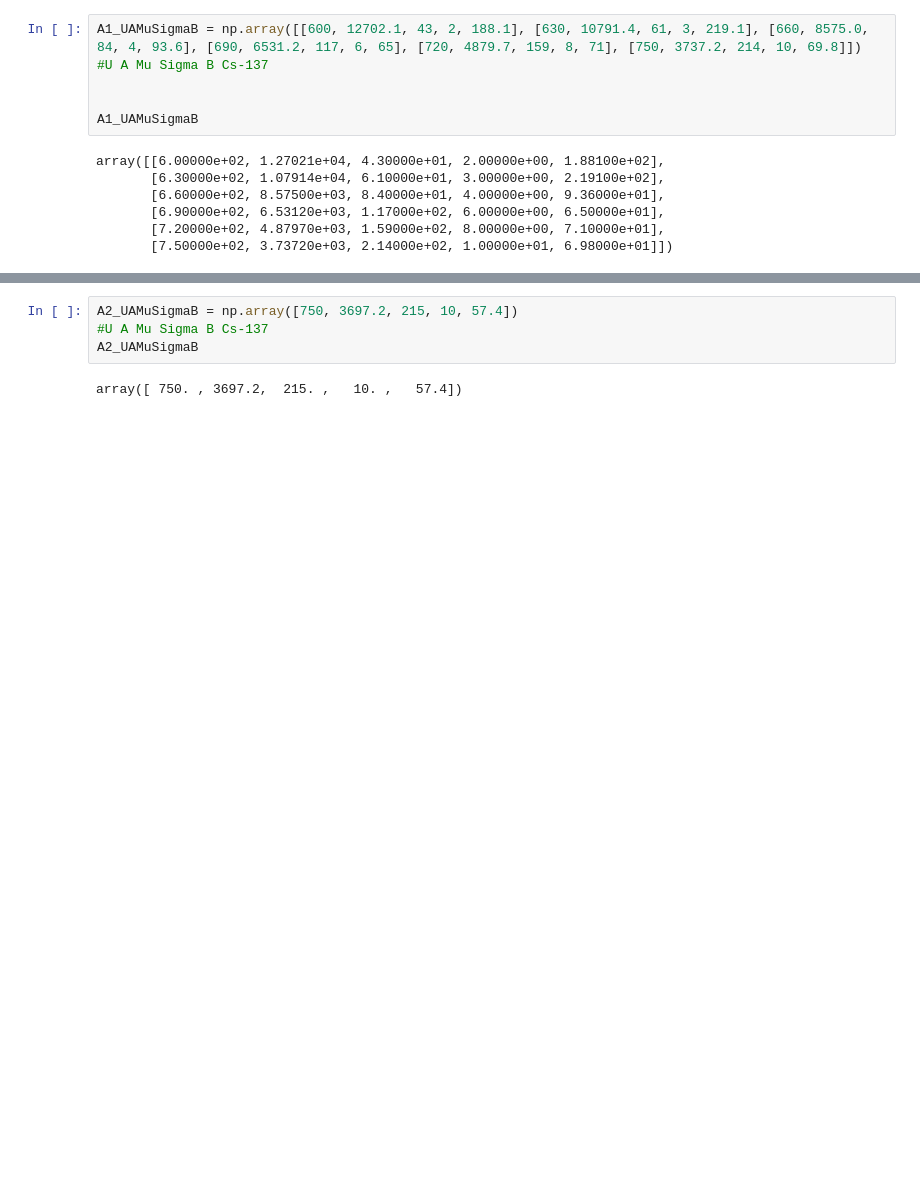
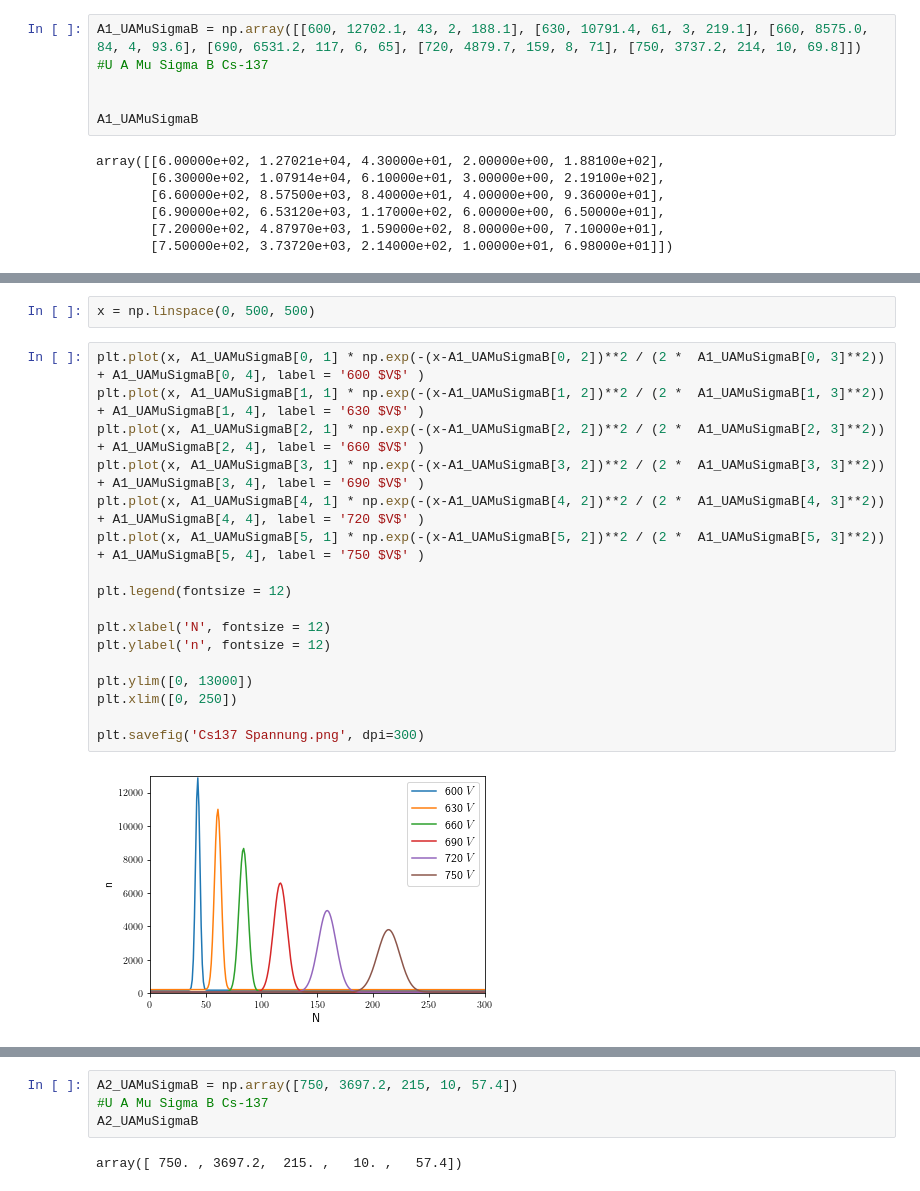
Before and after one commit to lxcrxm/Praktikum_V3, a Jupyter notebook: V3.ipynb, the cells around one changed output, grey strips where cells are left out. Saved outputs shown, nothing was run; the diff lists cells and outputs as text; blank space fills up the shorter version.

```diff
--- a/V3.ipynb
+++ b/V3.ipynb
@@ -35,0 +55,21 @@ array([[6.00000e+02, 1.27021e+04, 4.30000e+01, 2.00000e+00, 1.88100e+02],
+# %%
+x = np.linspace(0, 500, 500)
+# %%
+plt.plot(x, A1_UAMuSigmaB[0, 1] * np.exp(-(x-A1_UAMuSigmaB[0, 2])**2 / (2 *  A1_UAMuSigmaB[0, 3]**2)) + A1_UAMuSigmaB[0, 4], label = '600 $V$' )
+plt.plot(x, A1_UAMuSigmaB[1, 1] * np.exp(-(x-A1_UAMuSigmaB[1, 2])**2 / (2 *  A1_UAMuSigmaB[1, 3]**2)) + A1_UAMuSigmaB[1, 4], label = '630 $V$' )
+plt.plot(x, A1_UAMuSigmaB[2, 1] * np.exp(-(x-A1_UAMuSigmaB[2, 2])**2 / (2 *  A1_UAMuSigmaB[2, 3]**2)) + A1_UAMuSigmaB[2, 4], label = '660 $V$' )
+plt.plot(x, A1_UAMuSigmaB[3, 1] * np.exp(-(x-A1_UAMuSigmaB[3, 2])**2 / (2 *  A1_UAMuSigmaB[3, 3]**2)) + A1_UAMuSigmaB[3, 4], label = '690 $V$' )
+plt.plot(x, A1_UAMuSigmaB[4, 1] * np.exp(-(x-A1_UAMuSigmaB[4, 2])**2 / (2 *  A1_UAMuSigmaB[4, 3]**2)) + A1_UAMuSigmaB[4, 4], label = '720 $V$' )
+plt.plot(x, A1_UAMuSigmaB[5, 1] * np.exp(-(x-A1_UAMuSigmaB[5, 2])**2 / (2 *  A1_UAMuSigmaB[5, 3]**2)) + A1_UAMuSigmaB[5, 4], label = '750 $V$' )
+
+plt.legend(fontsize = 12)
+
+plt.xlabel('N', fontsize = 12)
+plt.ylabel('n', fontsize = 12)
+
+plt.ylim([0, 13000])
+plt.xlim([0, 250])
+
+plt.savefig('Cs137 Spannung.png', dpi=300)
+# %% [output]
+[figure, added]
```
Also changed, not shown: parts of 13 cells of this notebook.
